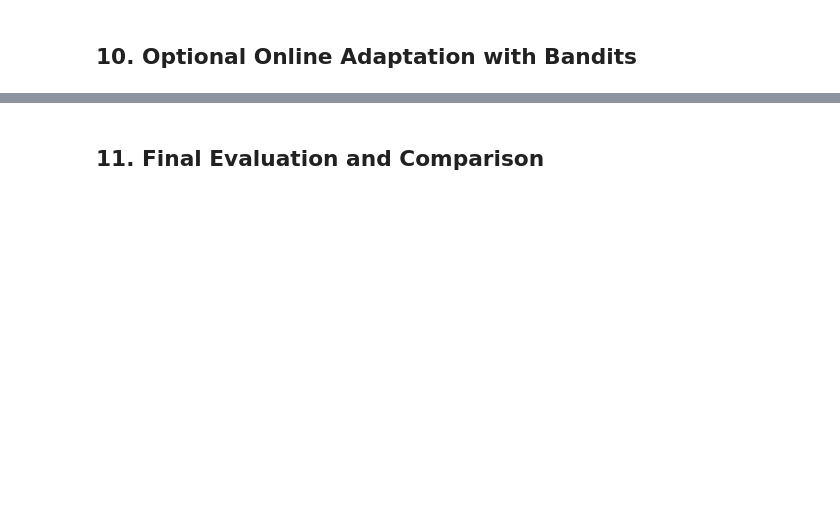
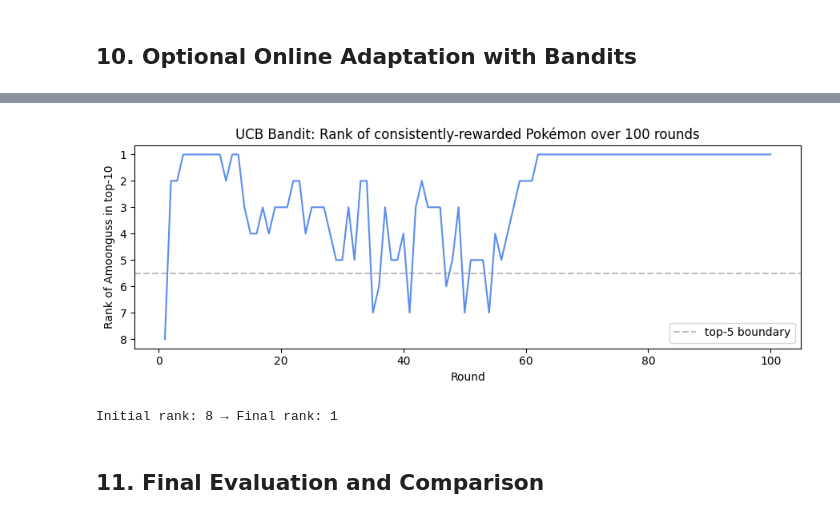
Before and after one commit to sakhnoukh/fightdex, a Jupyter notebook: pokecoach.ipynb, the cells around one changed output, grey strips where cells are left out. Drawn from its saved outputs; the diff is of its cells as text; code cells hidden in the pictures; blank space fills up the shorter version.

```diff
--- a/pokecoach.ipynb
+++ b/pokecoach.ipynb
@@ -339,3 +606,42 @@ print("Offline evaluation uses no feedback → scores converge to hybrid baselin
+# %%
+import random
+import numpy as np
+import matplotlib.pyplot as plt
+from pokecoach.models import UCBHybridRecommender, load_model_data
+from pokecoach.config import load_config
+
+rng = random.Random(99)
+cfg2 = load_config()
+data2 = load_model_data(cfg2.paths["artifacts_root"])
+sim_bandit = UCBHybridRecommender(data2, c=1.0)
+
+target_mon = "Amoonguss"   # pokemon we'll consistently reward
+n_rounds = 100
+rank_over_time = []
+
+for round_n in range(n_rounds):
+    recs = sim_bandit.recommend([], k=10)
+    rank = recs.index(target_mon) + 1 if target_mon in recs else 11
+    rank_over_time.append(rank)
+    # Synthetic feedback: target always wins, others have 50% win-rate
+    for mon in recs:
+        reward = 1.0 if mon == target_mon else float(rng.random() > 0.5)
+        sim_bandit.update_reward(mon, reward)
+
+fig, ax = plt.subplots(figsize=(9, 3.5))
+ax.plot(range(1, n_rounds + 1), rank_over_time, color="#5a8dee", linewidth=1.5)
+ax.axhline(y=5.5, color="gray", linestyle="--", alpha=0.5, label="top-5 boundary")
+ax.set_xlabel("Round")
+ax.set_ylabel(f"Rank of {target_mon} in top-10")
+ax.set_title("UCB Bandit: Rank of consistently-rewarded Pokémon over 100 rounds")
+ax.invert_yaxis()   # rank 1 at the top
+ax.legend()
+plt.tight_layout()
+plt.show()
+print(f"Initial rank: {rank_over_time[0]} → Final rank: {rank_over_time[-1]}")
+# %% [output]
+[figure, added]
+Initial rank: 8 → Final rank: 1
 # %% [markdown]
 ## 11. Final Evaluation and Comparison
 # %%
```
Also changed, not shown: parts of 50 cells of this notebook, 12 other files.
